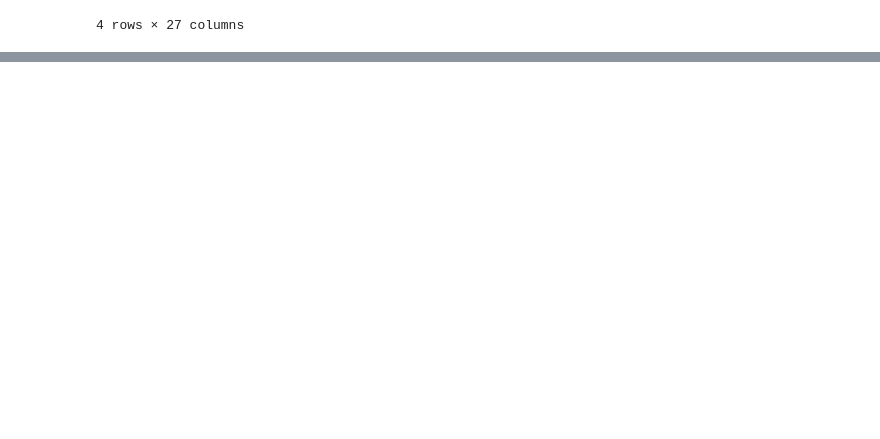
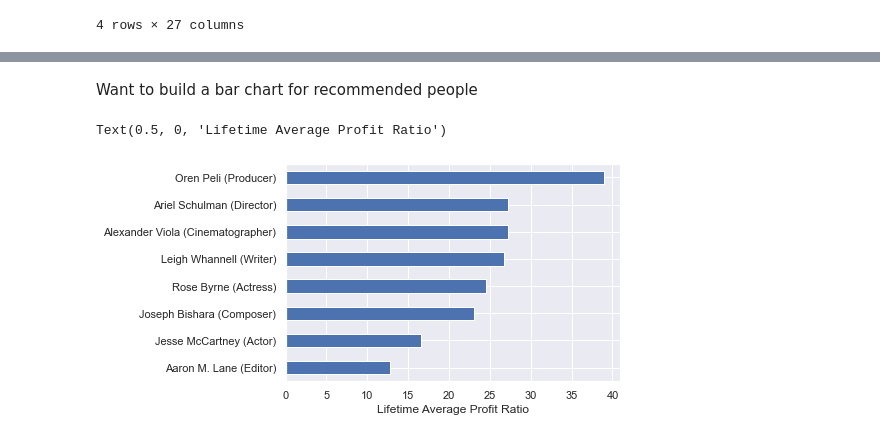
Before and after one commit to DanlBradley/dsc-phase-1-project-v2-3, a Jupyter notebook: student.ipynb, the cells around one changed output, grey strips where cells are left out. Drawn from its saved outputs; the diff is of its cells as text; code cells hidden in the pictures; blank space fills up the shorter version.

```diff
--- a/student.ipynb
+++ b/student.ipynb
@@ -454,0 +474,20 @@ profit_by_job_cleaned.loc[profit_by_job_cleaned['primary_name'] == 'Alisa Lepsel
+# %% [markdown]
+Want to build a bar chart for recommended people
+# %%
+#Horror plot
+fig, ax = plt.subplots()
+top = ['Aaron M. Lane','Jesse McCartney','Joseph Bishara','Rose Byrne',
+       'Leigh Whannell','Alexander Viola','Ariel Schulman','Oren Peli']
+
+top_with_titles = [top[0]+' (Editor)',top[1]+' (Actor)',top[2]+' (Composer)',
+                   top[3]+' (Actress)',top[4]+' (Writer)',top[5]+' (Cinematographer)',
+                   top[6]+' (Director)',top[7]+' (Producer)']
+
+mystery_data = profit_by_job_cleaned.groupby('primary_name').mean().loc[top]['ratio'].sort_values()
+mystery_data.plot.barh(ax = ax)
+ax.set_yticklabels(top_with_titles)
+plt.ylabel('')
+plt.xlabel('Lifetime Average Profit Ratio')
+# %% [output]
+Text(0.5, 0, 'Lifetime Average Profit Ratio')
+[figure, added]
```
Also changed, not shown: parts of 2 cells of this notebook.
